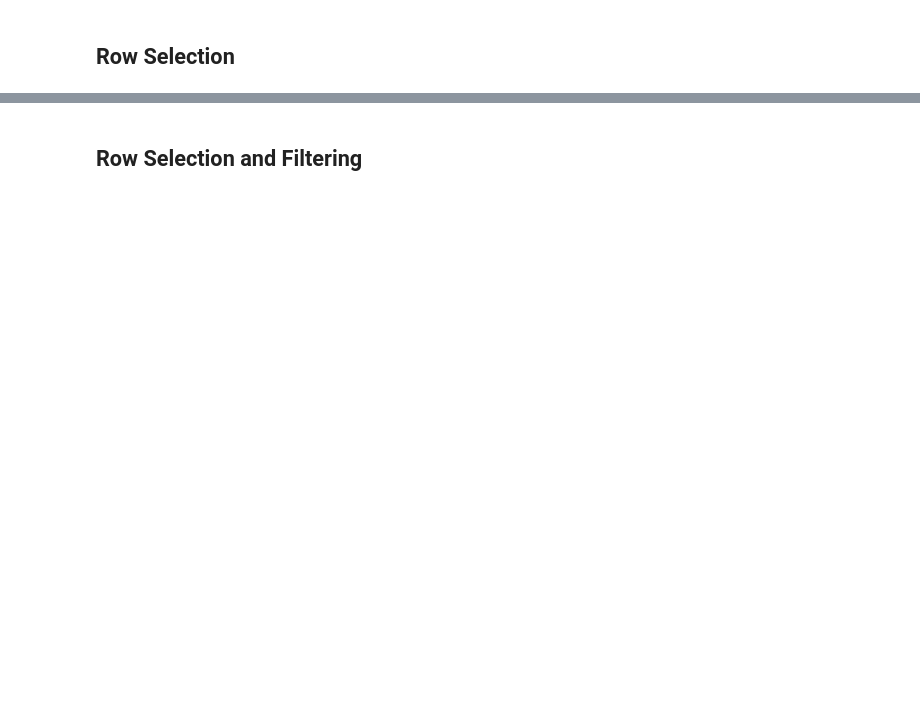
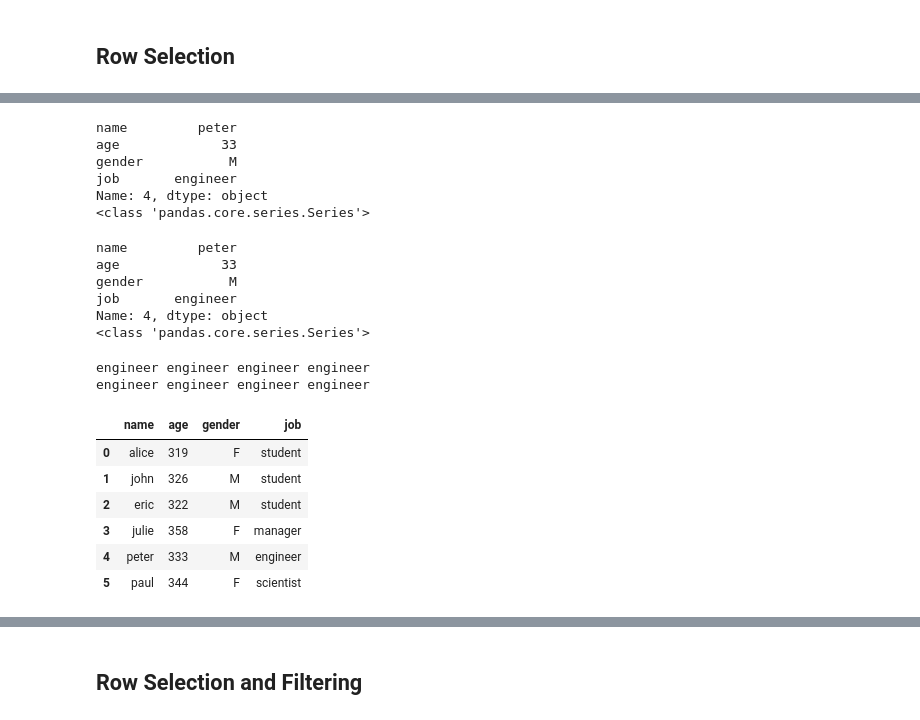
Before and after one commit to toarnabtrainer/Secure-Meter-Classwork, a Jupyter notebook: Pandas.ipynb, the cells around one changed output, grey strips where cells are left out. Saved outputs shown, nothing was run; the diff lists cells and outputs as text; code cells hidden in the pictures; blank space fills up the shorter version.

```diff
--- a/Pandas.ipynb
+++ b/Pandas.ipynb
@@ -671,0 +749,40 @@ None
+# %%
+print(users.iloc[4])
+print(type(users.iloc[4]))
+# %% [output]
+name         peter
+age             33
+gender           M
+job       engineer
+Name: 4, dtype: object
+<class 'pandas.core.series.Series'>
+# %%
+print(users.loc[4])
+print(type(users.loc[4]))
+# %% [output]
+name         peter
+age             33
+gender           M
+job       engineer
+Name: 4, dtype: object
+<class 'pandas.core.series.Series'>
+# %%
+print(users.iloc[4][3], users.iloc[4]['job'], users.loc[4][3], users.loc[4]['job'])
+print(users.iloc[4,3], users.iloc[4]['job'], users.loc[4][3], users.loc[4,'job'])
+# %% [output]
+engineer engineer engineer engineer
+engineer engineer engineer engineer
+# %%
+df = users.copy()
+df.age += 100
+df.iloc[:,1] += 100
+df.iloc[:]['age'] += 100
+display(df)
+# %% [output]
+|  | name | age | gender | job |
+| 0 | alice | 319 | F | student |
+| 1 | john | 326 | M | student |
+| 2 | eric | 322 | M | student |
+| 3 | julie | 358 | F | manager |
+| 4 | peter | 333 | M | engineer |
+| 5 | paul | 344 | F | scientist |
```
Also changed, not shown: parts of 21 cells of this notebook.
